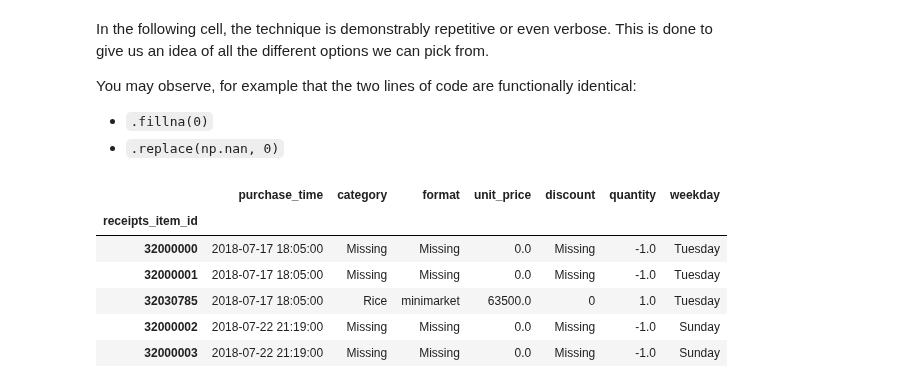
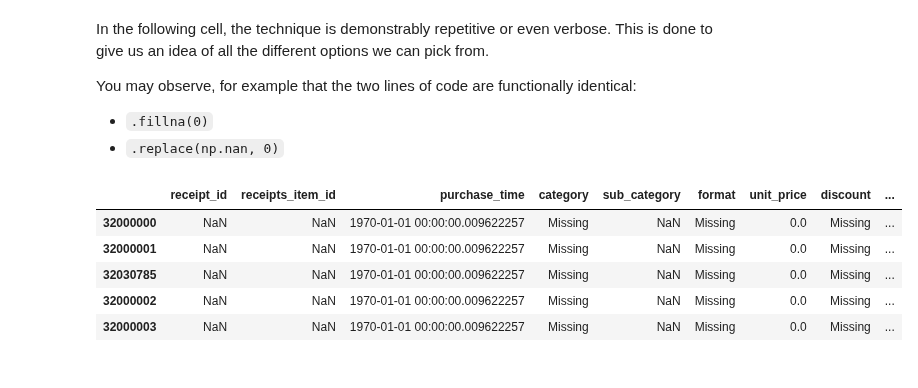
Before and after one commit to onlyphantom/dataanalysis, a Jupyter notebook: 2_Exploratory_Data_Analysis.ipynb, the cells around one changed output. Cells and saved outputs as stored; diff of their text form; code cells hidden in the pictures.

```diff
--- a/2_Exploratory_Data_Analysis.ipynb
+++ b/2_Exploratory_Data_Analysis.ipynb
@@ -512,10 +550,6 @@ During the data exploration and preparation phase, it is likely we come across s
 
 In `pandas`, we use `NaN` (not a number) to denote missing data; The equivalent for datetime is `NaT` but both are essentially compatible with each other. From the docs:
 > The choice of using `NaN` internally to denote missing data was largely for simplicity and performance reasons. We are hopeful that NumPy will soon be able to provide a native NA type solution (similar to R) performant enough to be used in pandas.
-# %%
-household = pd.read_csv("data_input/household.csv", index_col=1, parse_dates=['purchase_time'])
-household.drop(['receipt_id', 'yearmonth', 'sub_category'], axis=1, inplace=True)
-household['weekday'] = household['purchase_time'].dt.day_name()
 # %%
 import math
 x=[i for i in range(32000000, 32000005)]
@@ -683,18 +716,27 @@ You may observe, for example that the two lines of code are functionally identic
 - `.fillna(0)`
 - `.replace(np.nan, 0)`
 # %%
+# convert NA categories to 'Missing'
 household3[['category', 'format','discount']] = household3[['category', 'format','discount']].fillna('Missing')
+
+# convert NA unit_price to 0
 household3.unit_price = household3.unit_price.fillna(0)
+
+# convert NA purchase_time with 'bfill'
 household3.purchase_time = household3.fillna(method='bfill')
-household3.weekday = household3.purchase_time.dt.day_name()
+household3.purchase_time = pd.to_datetime(household3.purchase_time)
+
+# convert NA weekday
+household3.weekday = household3.purchase_time.dt.weekday_name
+
+# convert NA quantity with -1
 household3.quantity = household3.quantity.replace(np.nan, -1)
 
 household3.head()
 # %% [output]
-|  | purchase_time | category | format | unit_price | discount | quantity | weekday |
-| receipts_item_id |  |  |  |  |  |  |  |
-| 32000000 | 2018-07-17 18:05:00 | Missing | Missing | 0.0 | Missing | -1.0 | Tuesday |
-| 32000001 | 2018-07-17 18:05:00 | Missing | Missing | 0.0 | Missing | -1.0 | Tuesday |
-| 32030785 | 2018-07-17 18:05:00 | Rice | minimarket | 63500.0 | 0 | 1.0 | Tuesday |
-| 32000002 | 2018-07-22 21:19:00 | Missing | Missing | 0.0 | Missing | -1.0 | Sunday |
-| 32000003 | 2018-07-22 21:19:00 | Missing | Missing | 0.0 | Missing | -1.0 | Sunday |
+|  | receipt_id | receipts_item_id | purchase_time | category | sub_category | format | unit_price | discount | ... |
+| 32000000 | NaN | NaN | 1970-01-01 00:00:00.009622257 | Missing | NaN | Missing | 0.0 | Missing | ... |
+| 32000001 | NaN | NaN | 1970-01-01 00:00:00.009622257 | Missing | NaN | Missing | 0.0 | Missing | ... |
+| 32030785 | NaN | NaN | 1970-01-01 00:00:00.009622257 | Missing | NaN | Missing | 0.0 | Missing | ... |
+| 32000002 | NaN | NaN | 1970-01-01 00:00:00.009622257 | Missing | NaN | Missing | 0.0 | Missing | ... |
+| 32000003 | NaN | NaN | 1970-01-01 00:00:00.009622257 | Missing | NaN | Missing | 0.0 | Missing | ... |
```
Also changed, not shown: parts of 29 cells of this notebook, 12 other files.
